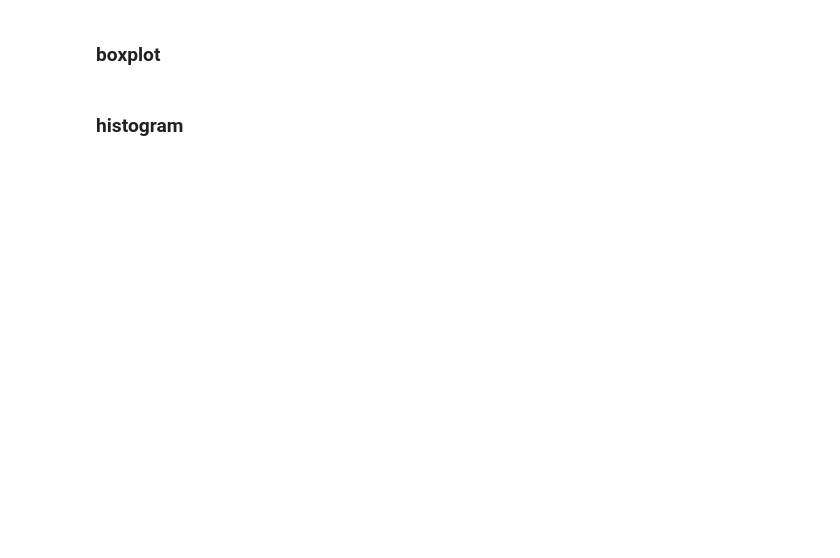
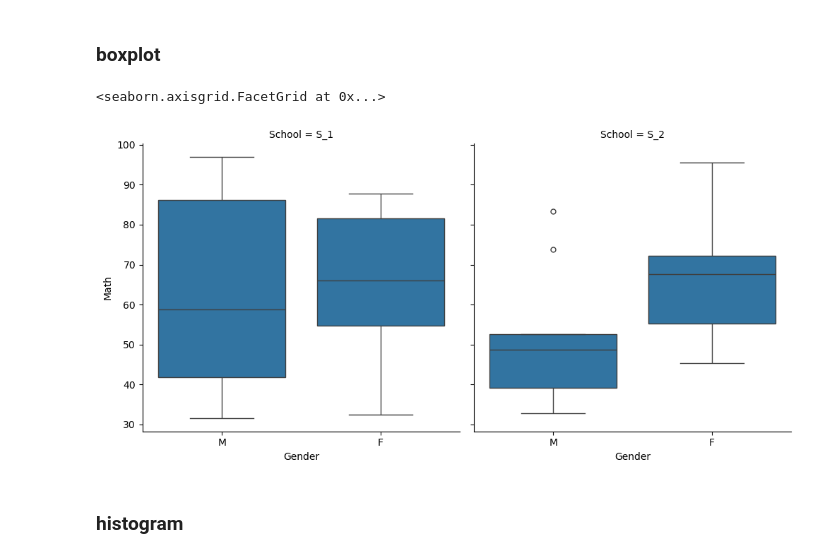
Before and after one commit to STAT2255/2024, a Jupyter notebook: notes/note11_Visualization.ipynb, the cells around one changed output. Saved outputs shown, nothing was run; the diff lists cells and outputs as text; code cells hidden in the pictures; blank space fills up the shorter version.

```diff
--- a/notes/note11_Visualization.ipynb
+++ b/notes/note11_Visualization.ipynb
@@ -359,7 +406,10 @@ sns.catplot(x='Class', hue='Gender', col='Physics', kind='count', data=df, heigh
 # %% [markdown]
 ### boxplot
 # %%
-sns.catplot(x='Gender', y='Math', col='School', data=df, kind='box', height = 10)
+sns.catplot(x='Gender', y='Math', col='School', data=df, kind='box', height = 5)
+# %% [output]
+<seaborn.axisgrid.FacetGrid at 0x...>
+[figure, added]
 # %% [markdown]
 ### histogram
 # %%
```
Also changed, not shown: parts of 13 cells of this notebook, 1 other file.
